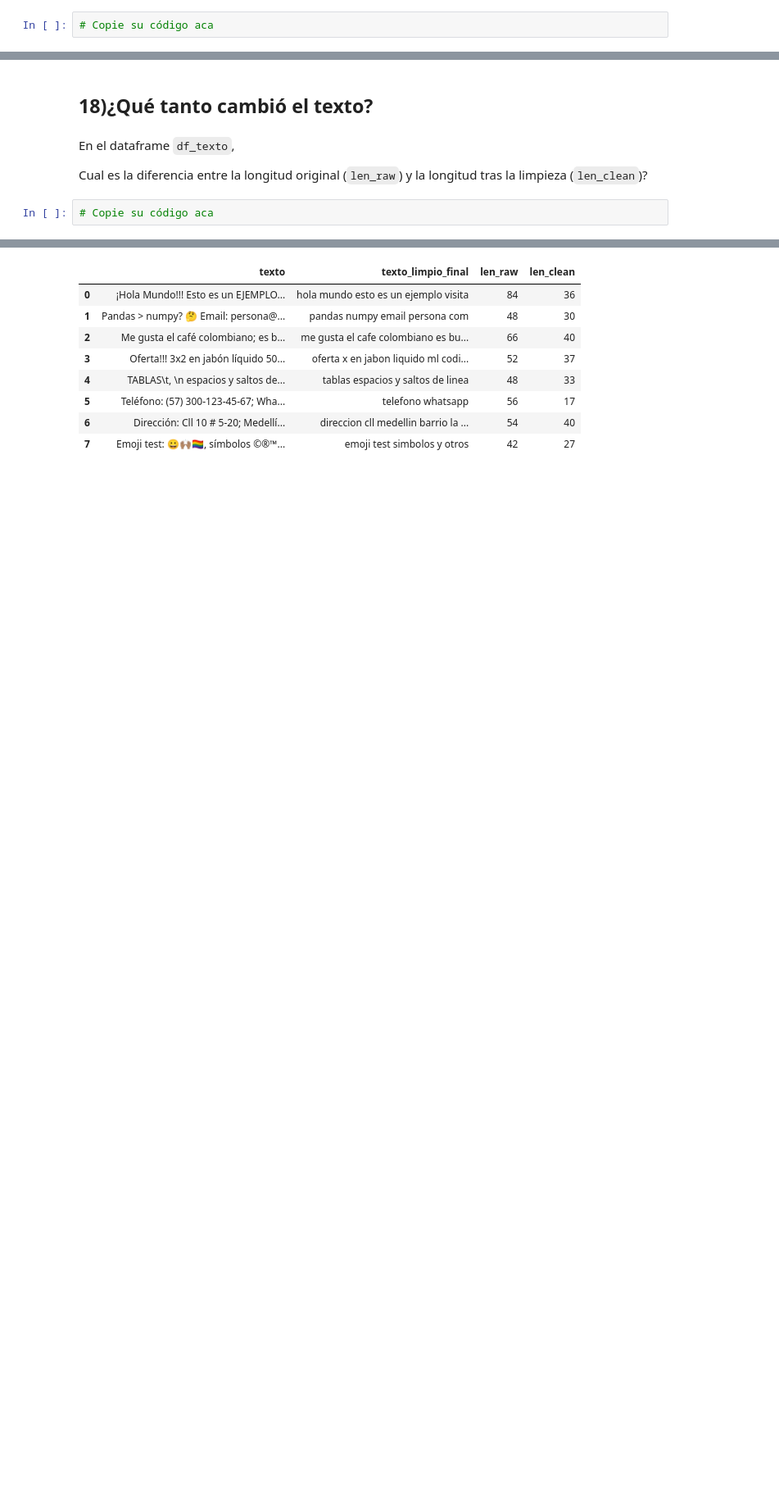
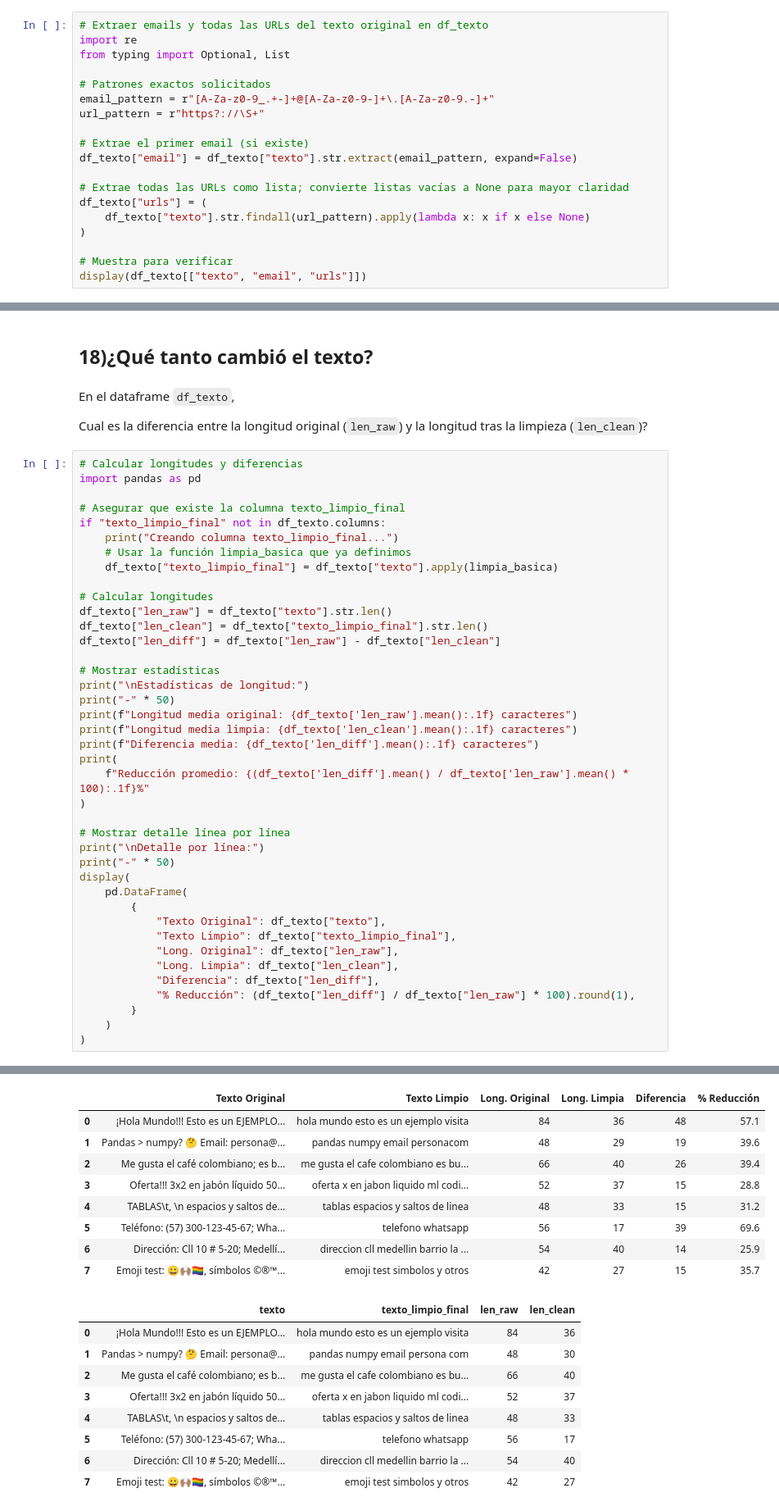
Before and after one commit to DavidArroyaveUPB/Curso-NLP-DAvid-Arroyave, a Jupyter notebook: notebooks/Practica_Limpieza_Texto.ipynb, the cells around one changed output, grey strips where cells are left out. Shown at 82% size. Cells and saved outputs as stored; diff of their text form; blank space fills up the shorter version.

```diff
--- a/notebooks/Practica_Limpieza_Texto.ipynb
+++ b/notebooks/Practica_Limpieza_Texto.ipynb
@@ -303,4 +450,21 @@ En `df_texto`, crea las columnas `email` y `urls` extrayendo emails y URLs del t
 - Email: `[A-Za-z0-9_.+-]+@[A-Za-z0-9-]+\.[A-Za-z0-9.-]+`
 - URL: `https?://\S+`
 # %%
-# Copie su código aca
+# Extraer emails y todas las URLs del texto original en df_texto
+import re
+from typing import Optional, List
+
+# Patrones exactos solicitados
+email_pattern = r"[A-Za-z0-9_.+-]+@[A-Za-z0-9-]+\.[A-Za-z0-9.-]+"
+url_pattern = r"https?://\S+"
+
+# Extrae el primer email (si existe)
+df_texto["email"] = df_texto["texto"].str.extract(email_pattern, expand=False)
+
+# Extrae todas las URLs como lista; convierte listas vacías a None para mayor claridad
+df_texto["urls"] = (
+    df_texto["texto"].str.findall(url_pattern).apply(lambda x: x if x else None)
+)
+
+# Muestra para verificar
+display(df_texto[["texto", "email", "urls"]])
@@ -493,4 +1092,43 @@ En el dataframe `df_texto`,
 
 Cual es la diferencia entre la longitud original (`len_raw`) y la longitud tras la limpieza (`len_clean`)?
 # %%
-# Copie su código aca
+# Calcular longitudes y diferencias
+import pandas as pd
+
+# Asegurar que existe la columna texto_limpio_final
+if "texto_limpio_final" not in df_texto.columns:
+    print("Creando columna texto_limpio_final...")
+    # Usar la función limpia_basica que ya definimos
+    df_texto["texto_limpio_final"] = df_texto["texto"].apply(limpia_basica)
+
+# Calcular longitudes
+df_texto["len_raw"] = df_texto["texto"].str.len()
+df_texto["len_clean"] = df_texto["texto_limpio_final"].str.len()
+df_texto["len_diff"] = df_texto["len_raw"] - df_texto["len_clean"]
+
+# Mostrar estadísticas
+print("\nEstadísticas de longitud:")
+print("-" * 50)
+print(f"Longitud media original: {df_texto['len_raw'].mean():.1f} caracteres")
+print(f"Longitud media limpia: {df_texto['len_clean'].mean():.1f} caracteres")
+print(f"Diferencia media: {df_texto['len_diff'].mean():.1f} caracteres")
+print(
+    f"Reducción promedio: {(df_texto['len_diff'].mean() / df_texto['len_raw'].mean() * 100):.1f}%"
+)
+
+# Mostrar detalle línea por línea
+print("\nDetalle por línea:")
+print("-" * 50)
+display(
+    pd.DataFrame(
+        {
+            "Texto Original": df_texto["texto"],
+            "Texto Limpio": df_texto["texto_limpio_final"],
+            "Long. Original": df_texto["len_raw"],
+            "Long. Limpia": df_texto["len_clean"],
+            "Diferencia": df_texto["len_diff"],
+            "% Reducción": (df_texto["len_diff"] / df_texto["len_raw"] * 100).round(1),
+        }
+    )
+)
+# %% [output]
@@ -497,3 +1144,12 @@ Cual es la diferencia entre la longitud original (`len_raw`) y la longitud tras
+|  | Texto Original | Texto Limpio | Long. Original | Long. Limpia | Diferencia | % Reducción |
+| 0 | ¡Hola Mundo!!! Esto es un EJEMPLO... | hola mundo esto es un ejemplo visita | 84 | 36 | 48 | 57.1 |
+| 1 | Pandas > numpy? 🤔 Email: persona@... | pandas numpy email personacom | 48 | 29 | 19 | 39.6 |
+| 2 | Me gusta el café colombiano; es b... | me gusta el cafe colombiano es bu... | 66 | 40 | 26 | 39.4 |
+| 3 | Oferta!!! 3x2 en jabón líquido 50... | oferta x en jabon liquido ml codi... | 52 | 37 | 15 | 28.8 |
+| 4 | TABLAS\t, \n espacios y saltos de... | tablas espacios y saltos de linea | 48 | 33 | 15 | 31.2 |
+| 5 | Teléfono: (57) 300-123-45-67; Wha... | telefono whatsapp | 56 | 17 | 39 | 69.6 |
+| 6 | Dirección: Cll 10 # 5-20; Medellí... | direccion cll medellin barrio la ... | 54 | 40 | 14 | 25.9 |
+| 7 | Emoji test: 😀🙌🏽🏳️‍🌈, símbolos ©®™... | emoji test simbolos y otros | 42 | 27 | 15 | 35.7 |
 # %%
 # %% [output]
 |  | texto | texto_limpio_final | len_raw | len_clean |
```
Also changed, not shown: parts of 22 cells of this notebook.
